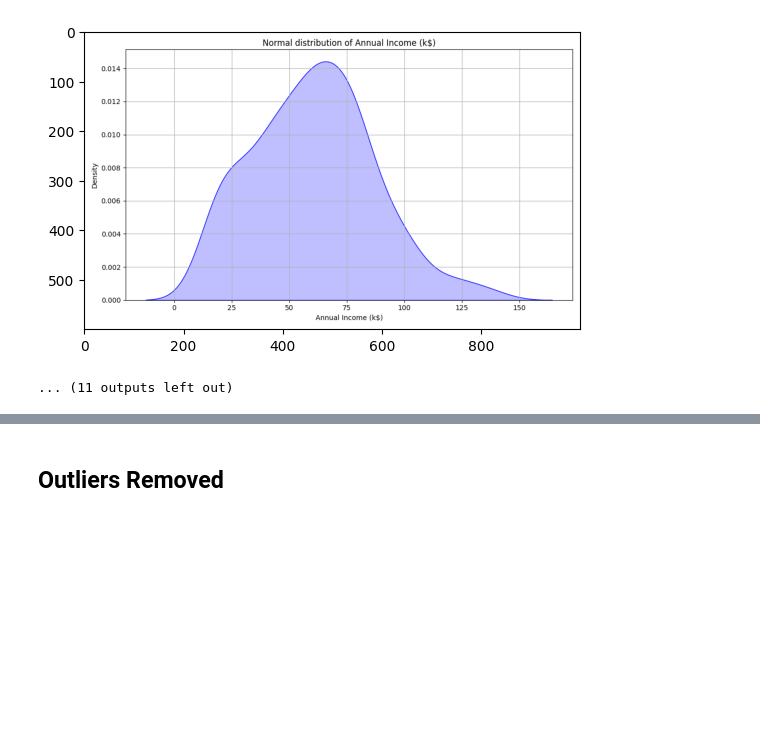
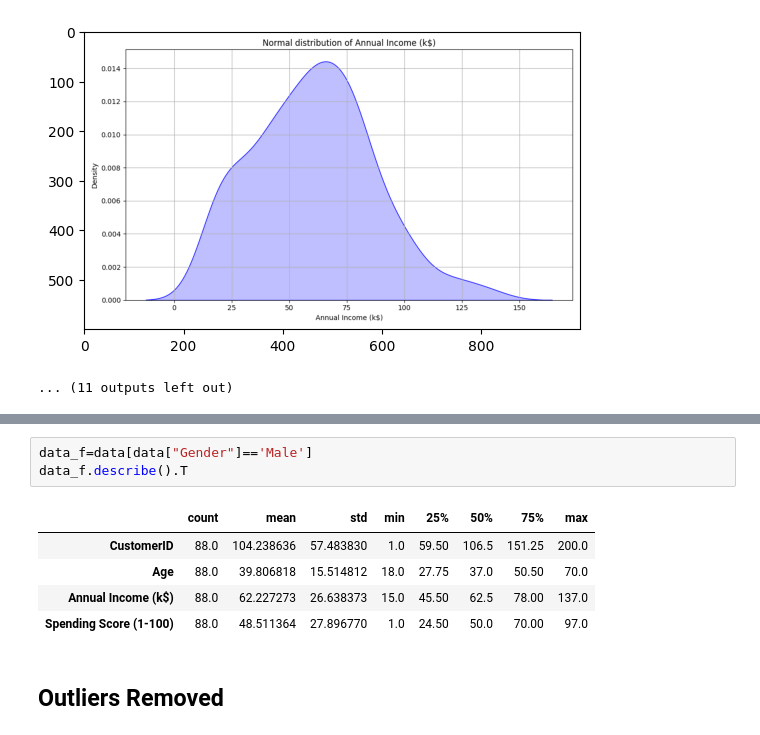
Before and after one commit to Ahmed-Nezar/Customer-Segmentation-Analysis, a Jupyter notebook: Notebooks/Main.ipynb, the cells around one changed output, grey strips where cells are left out. Drawn from its saved outputs; the diff is of its cells as text; blank space fills up the shorter version.

```diff
--- a/Notebooks/Main.ipynb
+++ b/Notebooks/Main.ipynb
@@ -937,3 +980,12 @@ Monitor.run(data, dir="raw")
+# %%
+data_f=data[data["Gender"]=='Male']
+data_f.describe().T
+# %% [output]
+|  | count | mean | std | min | 25% | 50% | 75% | max |
+| CustomerID | 88.0 | 104.238636 | 57.483830 | 1.0 | 59.50 | 106.5 | 151.25 | 200.0 |
+| Age | 88.0 | 39.806818 | 15.514812 | 18.0 | 27.75 | 37.0 | 50.50 | 70.0 |
+| Annual Income (k$) | 88.0 | 62.227273 | 26.638373 | 15.0 | 45.50 | 62.5 | 78.00 | 137.0 |
+| Spending Score (1-100) | 88.0 | 48.511364 | 27.896770 | 1.0 | 24.50 | 50.0 | 70.00 | 97.0 |
 # %% [markdown]
 ## Outliers Removed
 # %% [markdown]
```
Also changed, not shown: parts of 18 cells of this notebook.
